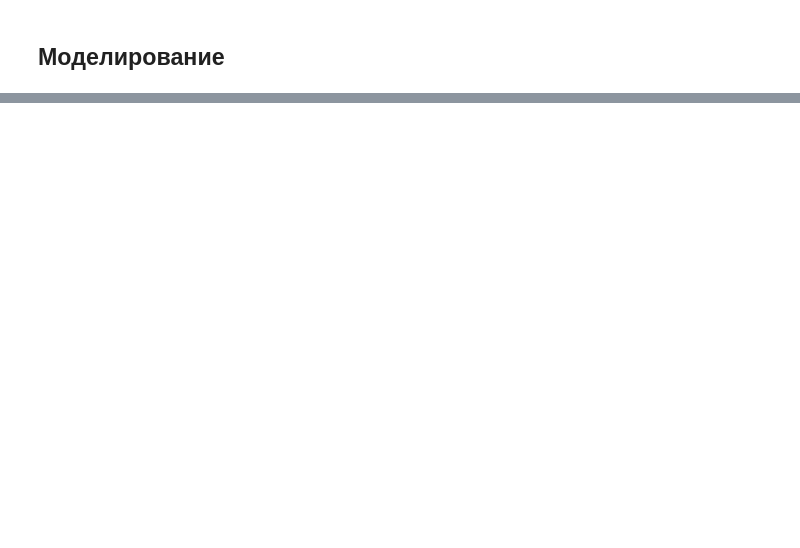
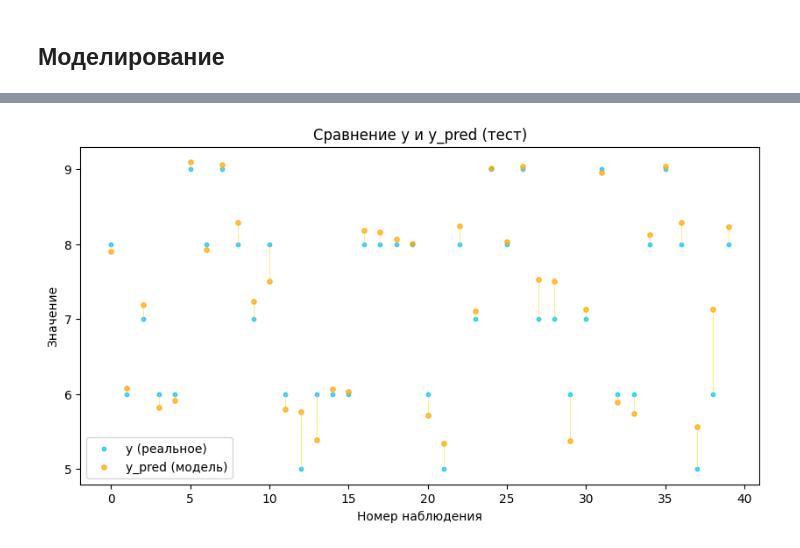
Before and after one commit to kvikik/MMO, a Jupyter notebook: Практика_2.ipynb, the cells around one changed output, grey strips where cells are left out. Saved outputs shown, nothing was run; the diff lists cells and outputs as text; code cells hidden in the pictures; blank space fills up the shorter version.

```diff
--- a/Практика_2.ipynb
+++ b/Практика_2.ipynb
@@ -263,0 +253,16 @@ X_train, X_test, y_train, y_test = train_test_split(X_scaled, y, test_size=0.2,
+# %%
+# Визуализация: сравнение реальных и прогнозных для тестовой выборки + линии
+plt.figure(figsize=(10,5))
+plt.scatter(range(len(y_test)), y_test, s=10, color='deepskyblue', label='y (реальное)', alpha=0.7)
+plt.scatter(range(len(y_test)), y_pred, s=15, color='orange', label='y_pred (модель)', alpha=0.7)
+
+for i in range(len(y_test)):
+    plt.plot([i, i], [y_test.iloc[i], y_pred[i]], color='gold', alpha=0.5, linewidth=0.7)
+
+plt.title('Сравнение y и y_pred (тест)')
+plt.xlabel('Номер наблюдения')
+plt.ylabel('Значение')
+plt.legend()
+plt.show()
+# %% [output]
+[figure, added]
```
Also changed, not shown: parts of 27 cells of this notebook.
